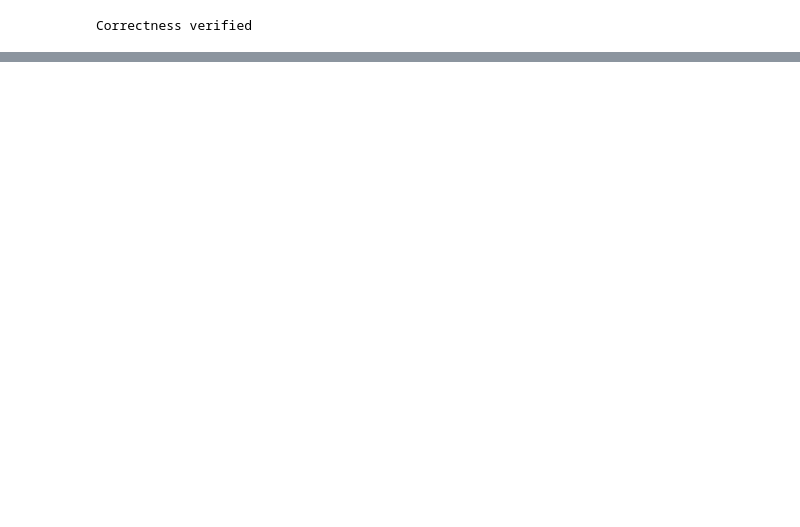
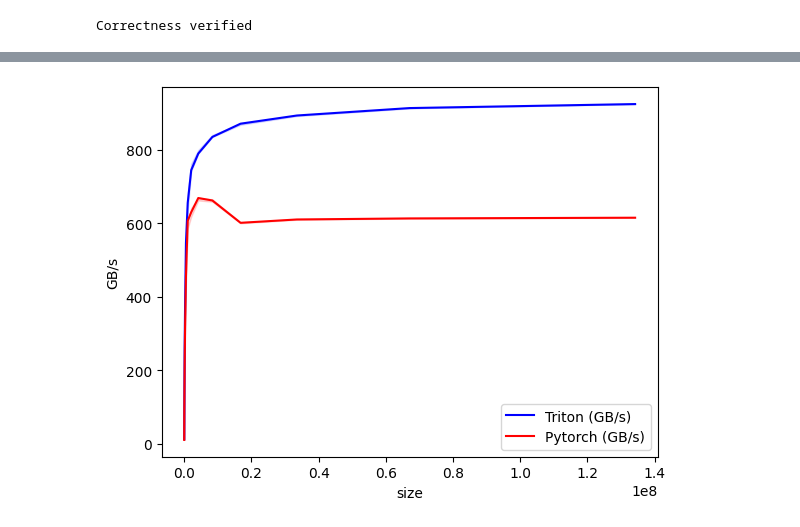
Before and after one commit to inkybubble/triton-curriculum, a Jupyter notebook: notebooks/ph0201_vecadd.ipynb, the cells around one changed output, grey strips where cells are left out. Cells and saved outputs as stored; diff of their text form; code cells hidden in the pictures; blank space fills up the shorter version.

Commit message:
added fused sum (triple sum: x+y+w kernel)

```diff
--- a/notebooks/ph0201_vecadd.ipynb
+++ b/notebooks/ph0201_vecadd.ipynb
@@ -211,0 +211,83 @@ vector-addition-performance:
+# %%
+# Triple sum
+import torch
+import triton
+import triton.language as tl
+
+@triton.jit
+def add_kernel(
+    x_ptr,
+    y_ptr,
+    w_ptr,
+    output_ptr,
+    n_elements,
+    BLOCK_SIZE: tl.constexpr,
+):
+    pid=tl.program_id(axis=0)
+    block_start=BLOCK_SIZE*pid
+    offsets=block_start+tl.arange(0, BLOCK_SIZE)
+    mask=offsets<n_elements
+
+    x=tl.load(x_ptr+offsets, mask=mask)
+    y=tl.load(y_ptr+offsets, mask=mask)
+    w=tl.load(w_ptr+offsets, mask=mask)
+
+
+    output=x+y+w
+
+    tl.store(output_ptr+offsets, output, mask=mask)
+
+def add(x: torch.Tensor, y: torch.Tensor, w: torch.Tensor) -> torch.Tensor:
+    assert x.is_cuda and y.is_cuda and w.is_cuda, "Inputs must be on GPU"
+    assert x.shape==y.shape==w.shape, "Inputs must have the same shape"
+
+    output=torch.empty_like(x)
+    n_elements=output.numel()
+
+    grid = lambda meta: (triton.cdiv(n_elements, meta['BLOCK_SIZE']),)
+    add_kernel[grid](x,y,w, output, n_elements, BLOCK_SIZE=8192)
+    return output
+
+# --verify correctness --#
+size=2**20
+x=torch.rand(size, device="cuda")
+y=torch.rand(size, device="cuda")
+w=torch.rand(size, device="cuda")
+
+
+triton_output=add(x,y,w)
+torch_output=x+y+w
+assert torch.allclose(triton_output, torch_output), "Results don't match!"
+print("Correctness verified")
+
+# Benchmarking (Triton vs pytorch)
+@triton.testing.perf_report(
+    triton.testing.Benchmark(
+        x_names=['size'], #Parameter to vary,
+        x_vals=[2**i for i in range(12, 28)], #4k to 128m elements
+        line_arg="provider", # argument that selects the implementation
+        line_vals=['triton', 'torch'],# Implementations to compare
+        line_names=["Triton", "Pytorch"], # Legend Labels
+        styles=[("blue", "-"), ("red", "-")], # Line styles
+        ylabel='GB/s', #Y-axis label
+        plot_name="vector-addition-performance", #Output file name
+        args={}, # extra arguments (none here)
+
+    )
+)
+def benchmark(size, provider):
+    x = torch.rand(size, device='cuda', dtype=torch.float32)
+    y = torch.rand(size, device='cuda', dtype=torch.float32)
+    w = torch.rand(size, device="cuda", dtype=torch.float32)
+    quantiles = [0.5, 0.2, 0.8]
+    if provider == 'torch':
+        ms, min_ms, max_ms = triton.testing.do_bench(lambda: x + y + w, quantiles=quantiles)
+    if provider == 'triton':
+        ms, min_ms, max_ms = triton.testing.do_bench(lambda: add(x, y, w), quantiles=quantiles)
+    # Calculate throughput in GB/s
+    gbps = lambda ms: 4 * x.numel() * x.element_size() / ms * 1e-6
+    return gbps(ms), gbps(max_ms), gbps(min_ms)
+
+
+benchmark.run(print_data=True, show_plots=True)
+# %% [output]
@@ -211,0 +295 @@ vector-addition-performance:
+[figure, added]
```
Also changed, not shown: parts of 3 cells of this notebook, 2 other files.
